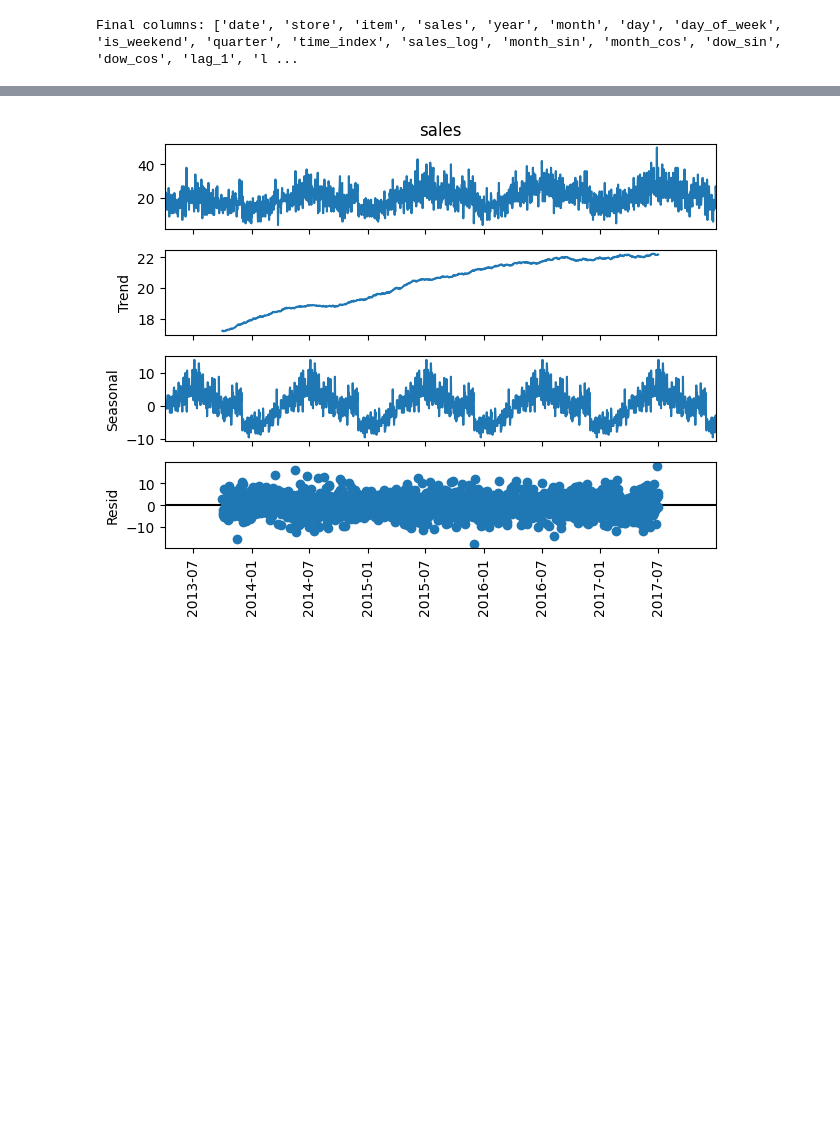
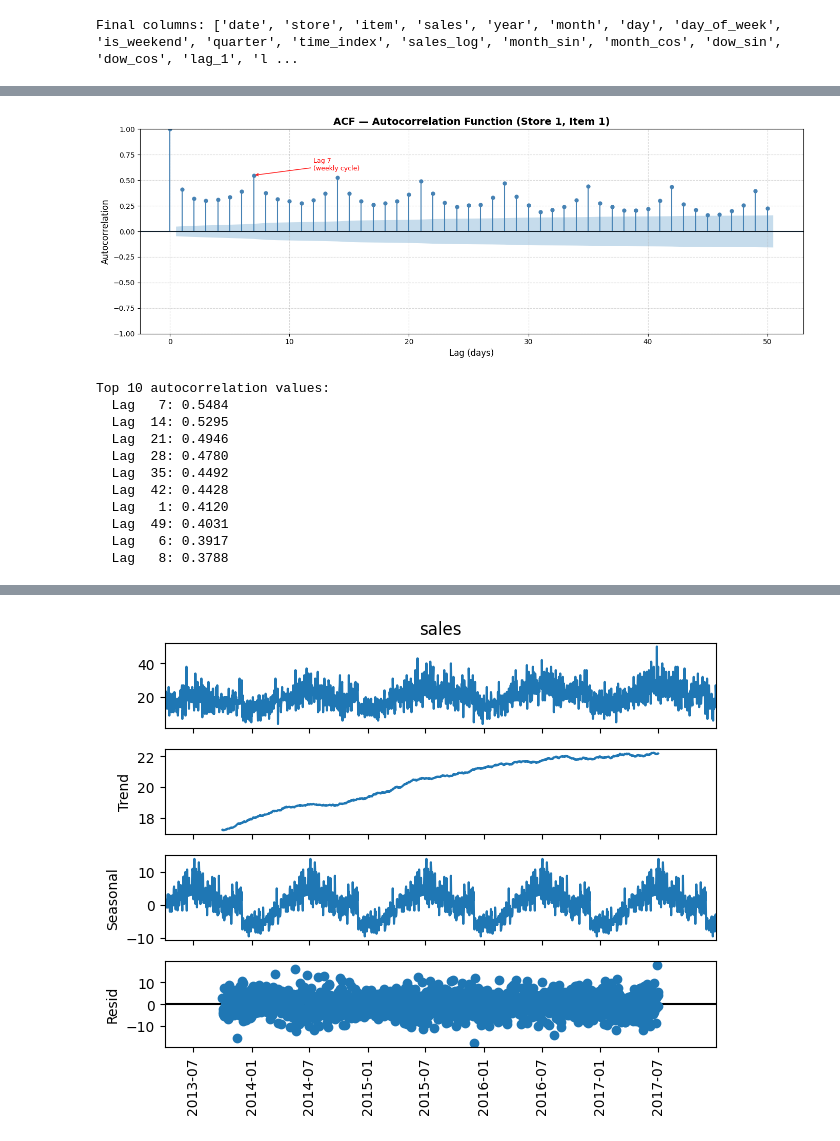
Before and after one commit to SAHIL254/inventory-demand-forecasting, a Jupyter notebook: notebooks/EDA_Inventory_Demand.ipynb, the cells around one changed output, grey strips where cells are left out. Cells and saved outputs as stored; diff of their text form; code cells hidden in the pictures; blank space fills up the shorter version.

Commit message:
pacf and acf viz added with all cell explanation

```diff
--- a/notebooks/EDA_Inventory_Demand.ipynb
+++ b/notebooks/EDA_Inventory_Demand.ipynb
@@ -613,0 +993,16 @@ Final columns: ['date', 'store', 'item', 'sales', 'year', 'month', 'day', 'day_o
+# %%
+from statsmodels.graphics.tsaplots import plot_acf, plot_pacf
+import matplotlib.pyplot as plt
+import warnings
+warnings.filterwarnings('ignore')
+
+# Select a single store-item series for ACF/PACF analysis
+# Store 1, Item 1 is used as a representative example
+series = df_final[
+    (df_final['store'] == 1) &
+    (df_final['item'] == 1)
+].set_index('date')['sales'].sort_index()
+
+print(f"Series length: {len(series)} daily observations")
+print(f"Date range: {series.index.min().date()} to {series.index.max().date()}")
+print(f"Mean sales: {series.mean():.2f} | Std: {series.std():.2f}")
@@ -613,0 +1025,47 @@ Final columns: ['date', 'store', 'item', 'sales', 'year', 'month', 'day', 'day_o
+# %%
+# ACF Plot — shows correlation at each lag including indirect effects
+fig, ax = plt.subplots(figsize=(14, 5))
+
+plot_acf(
+    series,
+    lags=50,          # show first 50 lags
+    alpha=0.05,       # 95% confidence interval
+    ax=ax,
+    color='steelblue',
+    vlines_kwargs={'colors': 'steelblue'}
+)
+
+ax.set_title('ACF — Autocorrelation Function (Store 1, Item 1)', fontsize=14, fontweight='bold')
+ax.set_xlabel('Lag (days)', fontsize=12)
+ax.set_ylabel('Autocorrelation', fontsize=12)
+ax.axhline(y=0, color='black', linestyle='-', linewidth=0.8)
+ax.grid(linestyle='--', alpha=0.5)
+
+# Annotate the 7-day spike
+ax.annotate('Lag 7\n(weekly cycle)', xy=(7, series.autocorr(lag=7)),
+            xytext=(12, series.autocorr(lag=7) + 0.05),
+            fontsize=9, color='red',
+            arrowprops=dict(arrowstyle='->', color='red'))
+
+plt.tight_layout()
+plt.show()
+
+# Print top 10 most correlated lags
+print("\nTop 10 autocorrelation values:")
+acf_vals = [(lag, series.autocorr(lag=lag)) for lag in range(1, 51)]
+acf_vals.sort(key=lambda x: abs(x[1]), reverse=True)
+for lag, val in acf_vals[:10]:
+    print(f"  Lag {lag:3d}: {val:.4f}")
+# %% [output]
+[figure, added]
+Top 10 autocorrelation values:
+  Lag   7: 0.5484
+  Lag  14: 0.5295
+  Lag  21: 0.4946
+  Lag  28: 0.4780
+  Lag  35: 0.4492
+  Lag  42: 0.4428
+  Lag   1: 0.4120
+  Lag  49: 0.4031
+  Lag   6: 0.3917
+  Lag   8: 0.3788
```
Also changed, not shown: parts of 40 cells of this notebook.
